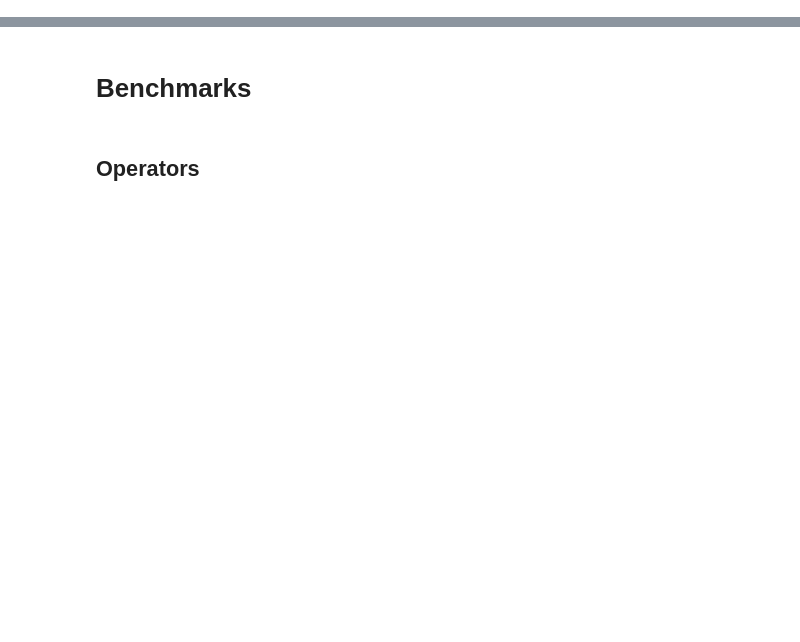
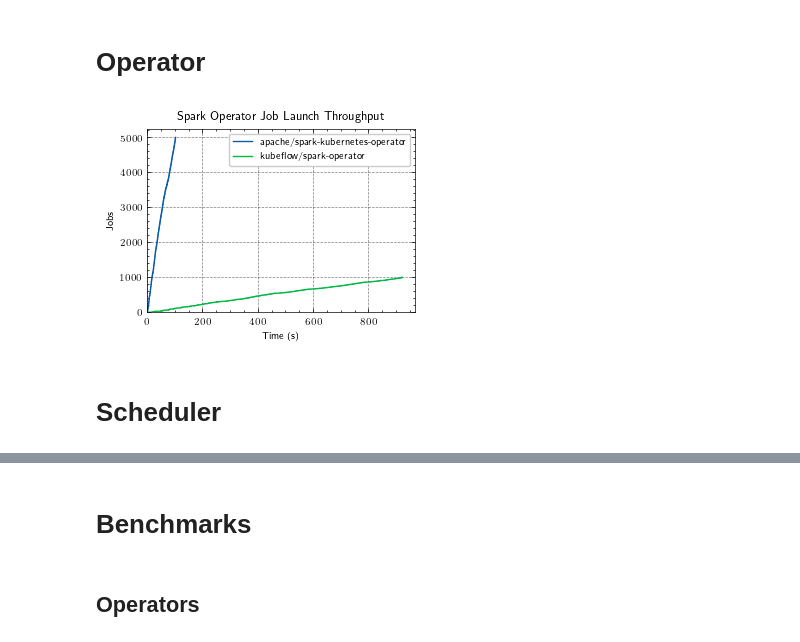
Before and after one commit to belo4ya/spark-on-kubernetes-recipes, a Jupyter notebook: university/charts/notebook.ipynb, the cells around one changed output, grey strips where cells are left out. Drawn from its saved outputs; the diff is of its cells as text; code cells hidden in the pictures; blank space fills up the shorter version.

Commit message:
charts

```diff
--- a/university/charts/notebook.ipynb
+++ b/university/charts/notebook.ipynb
@@ -15,4 +17,65 @@ _ = scienceplots
 # %%
 %matplotlib inline
 # %%
-plt.style.use(["science", "notebook"])
+#plt.style.use(["science"])
+
+#plt.rcParams["axes.titlesize"] = 14
+#plt.rcParams["axes.labelsize"] = 12
+#plt.rcParams["xtick.labelsize"] = 12
+#plt.rcParams["ytick.labelsize"] = 12
+#plt.rcParams["legend.fontsize"] = 12
+
+BAR_TEXT_FONTSIZE = 7
+# %%
+@contextmanager
+def save_plot(filename: str, dpi: int = 600, styles: list[str] = None):
+    if styles is None:
+        styles = ["science", "nature", "grid"]
+    with plt.style.context(styles):
+        yield
+        fig = plt.gcf()
+        fig.tight_layout()
+        fig.savefig(filename, dpi=dpi, bbox_inches="tight")
+# %% [markdown]
+# Operator
+# %%
+def plot_operators_throughput(apache_path: str, kubeflow_path: str):
+    apache_df = pd.read_csv(apache_path)
+    kubeflow_df = pd.read_csv(kubeflow_path)
+
+    for df in (apache_df, kubeflow_df):
+        t0 = df["start"].min()
+        df["start_rel"] = df["start"] - t0
+        df["end_rel"] = df["end"] - t0
+
+    def cum_curve(df, time_col):
+        ts = np.sort(df[time_col].values)
+        counts = np.arange(1, len(ts) + 1)
+        ts = np.insert(ts, 0, 0)
+        counts = np.insert(counts, 0, 0)
+        return ts, counts
+
+    ap_t, ap_c = cum_curve(apache_df, "end_rel")
+    kf_t, kf_c = cum_curve(kubeflow_df, "end_rel")
+
+    fig, ax = plt.subplots(figsize=(3.3, 2.5))
+    ax.step(ap_t, ap_c, label="apache/spark-kubernetes-operator")
+    ax.step(kf_t, kf_c, label="kubeflow/spark-operator")
+
+    ax.set_xlim(left=0)
+    ax.set_ylim(bottom=0)
+    ax.set_title("Spark Operator Job Launch Throughput")
+    ax.set_xlabel("Time (s)")
+    ax.set_ylabel("Jobs")
+    ax.legend()
+
+
+with save_plot("operator/out/throughput.png"):
+    plot_operators_throughput(
+        apache_path="operator/src/results_apache.csv",
+        kubeflow_path="operator/src/results_kubeflow.csv",
+    )
+# %% [output]
+[figure, added]
+# %% [markdown]
+# Scheduler
```
Also changed, not shown: parts of 28 cells of this notebook, 2 other files.
